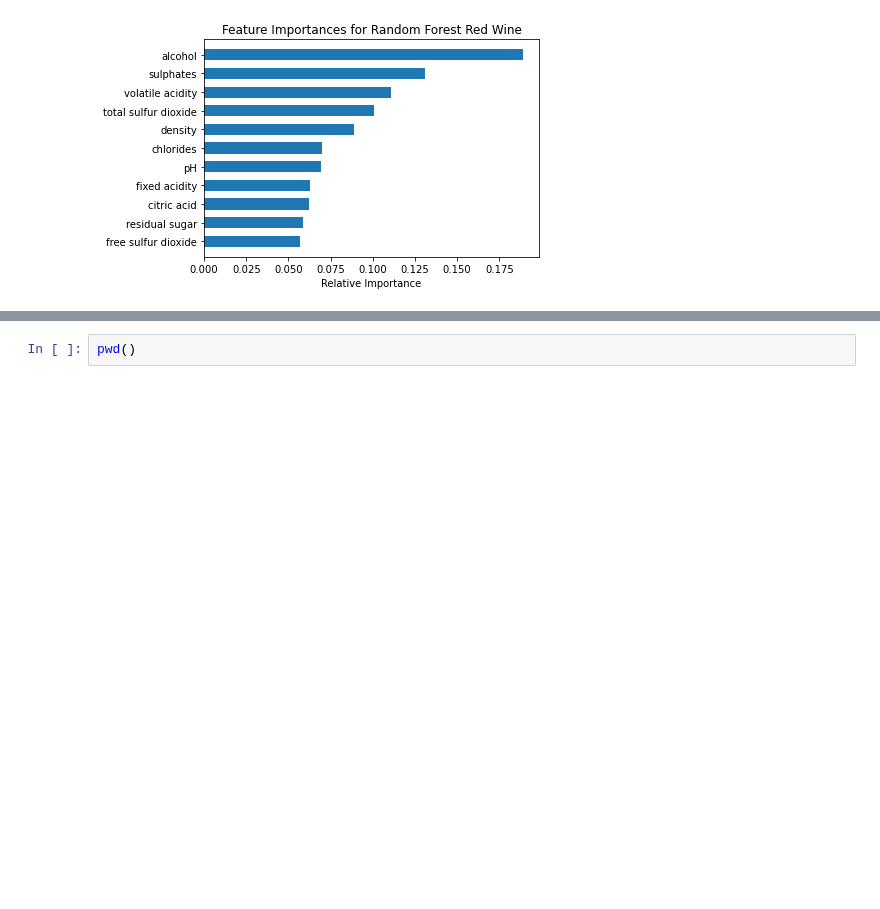
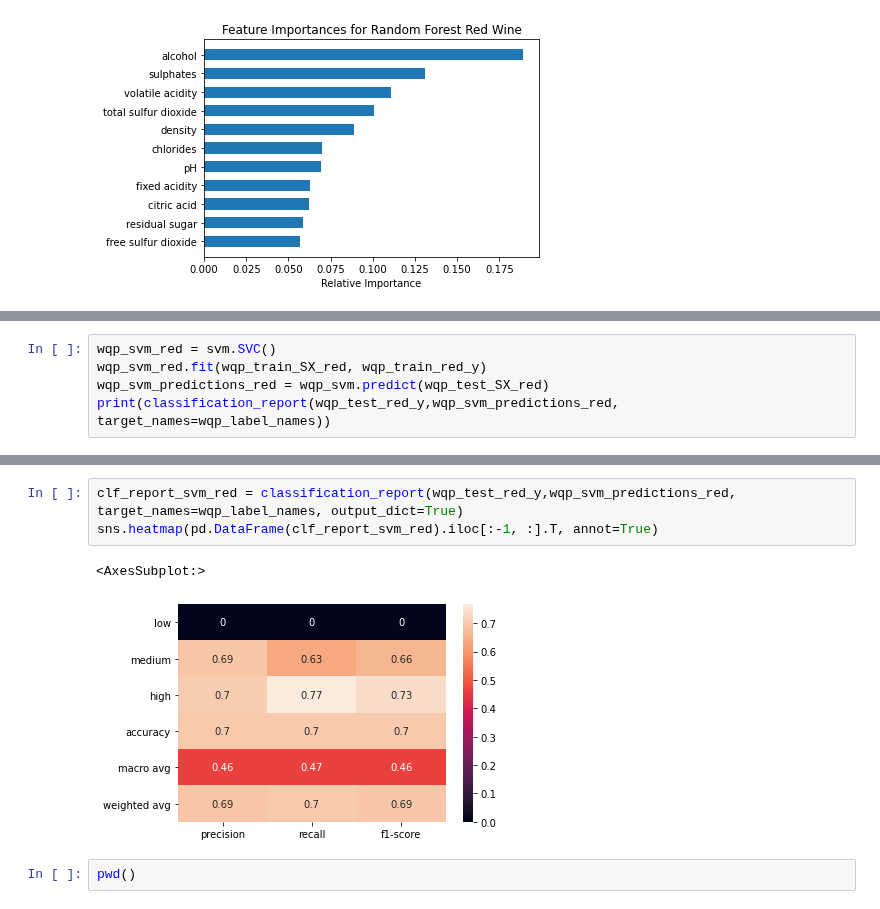
Before and after one commit to shekharbiswas/antelope, a Jupyter notebook: eval.ipynb, the cells around one changed output, grey strips where cells are left out. Saved outputs shown, nothing was run; the diff lists cells and outputs as text; blank space fills up the shorter version.

```diff
--- a/eval.ipynb
+++ b/eval.ipynb
@@ -386,0 +394,5 @@ ValueError: Found input variables with inconsistent numbers of samples: [1950, 4
+# %%
+wqp_svm_red = svm.SVC()
+wqp_svm_red.fit(wqp_train_SX_red, wqp_train_red_y)
+wqp_svm_predictions_red = wqp_svm.predict(wqp_test_SX_red)
+print(classification_report(wqp_test_red_y,wqp_svm_predictions_red, target_names=wqp_label_names))
@@ -387,3 +409,9 @@ ValueError: Found input variables with inconsistent numbers of samples: [1950, 4
+# %%
+clf_report_svm_red = classification_report(wqp_test_red_y,wqp_svm_predictions_red, target_names=wqp_label_names, output_dict=True)
+sns.heatmap(pd.DataFrame(clf_report_svm_red).iloc[:-1, :].T, annot=True)
+# %% [output]
+<AxesSubplot:>
+[figure, added]
 # %%
 pwd()
 # %% [output]
```
Also changed, not shown: parts of 7 cells of this notebook.
